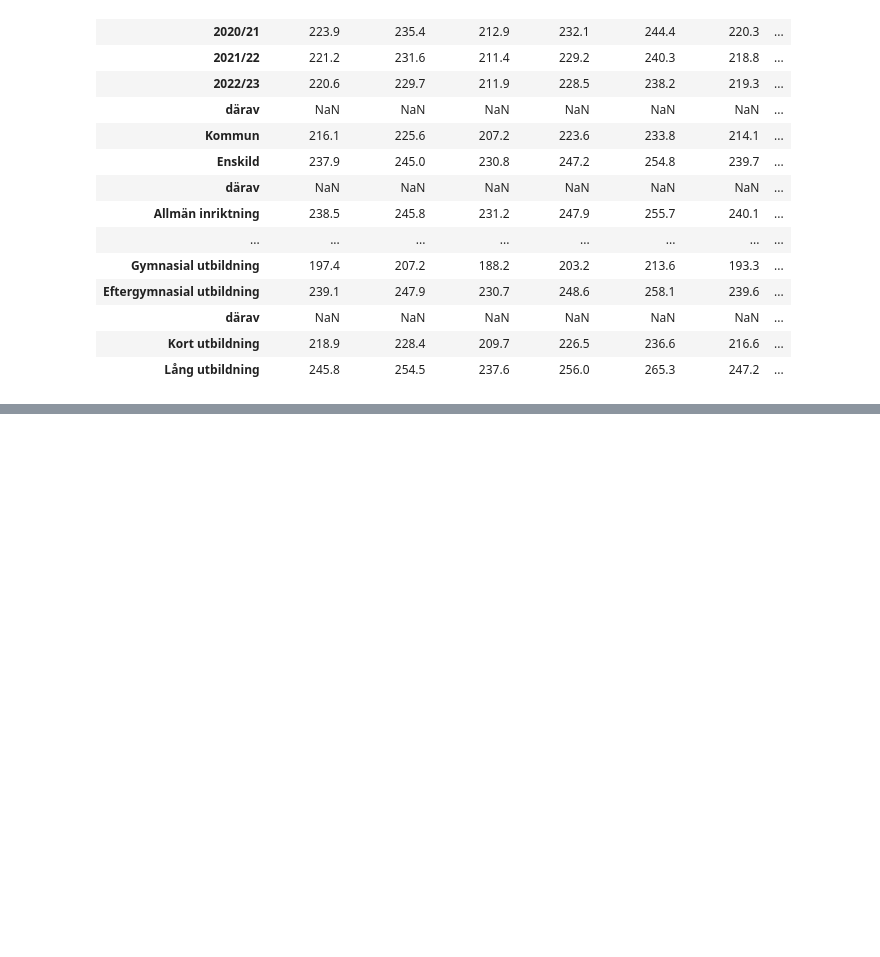
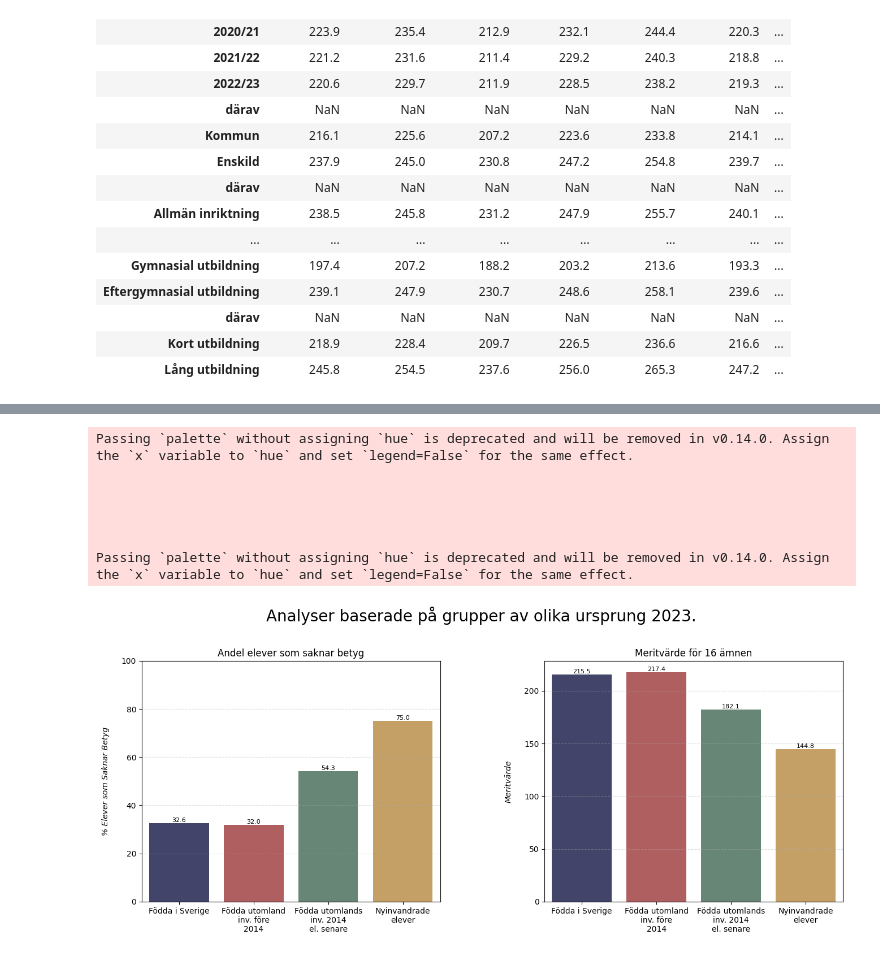
Before and after one commit to ArthurLopez1/Python-Arthur-Lopez-OPA23, a Jupyter notebook: labb2/labb2_1.ipynb, the cells around one changed output, grey strips where cells are left out. Drawn from its saved outputs; the diff is of its cells as text; code cells hidden in the pictures; blank space fills up the shorter version.

```diff
--- a/labb2/labb2_1.ipynb
+++ b/labb2/labb2_1.ipynb
@@ -147,0 +167,12 @@ df
+# %%
+# Select relevant rows
+selected_columns = ["M 16 Totalt", "Saknar Betyg Totalt"]
+
+selected_data = selected_rows[selected_columns]
+
+selected_data.rename(index={'Födda utomlands, inv. före 2014': 'Födda utomland\ninv. före\n2014',
+                             'Födda utomlands, inv. 2014 el. senare': 'Födda utomlands\ninv. 2014\nel. senare',
+                             'Nyinvandrade elever': 'Nyinvandrade\nelever'},
+                     inplace=True)
+
+selected_rows
@@ -147,0 +189,51 @@ df
+# %%
+import seaborn as sns
+import matplotlib.pyplot as plt
+
+custom_colors = ['#3B3E6F', '#BD5254', '#638B76', '#D4A457']
+
+fig, axes = plt.subplots(1, 2, figsize=(16, 6))
+
+# Subplot for Percentage of students missing Grades
+ax1 = axes[0]
+bars1 = sns.barplot(data=selected_data, x=selected_data.index, y='Saknar Betyg Totalt', palette=custom_colors, ax=ax1)
+ax1.set_title('Andel elever som saknar betyg', fontsize=12)
+ax1.set_xlabel(None)
+ax1.set_ylabel('% Elever som Saknar Betyg', fontsize=10, fontstyle='italic', labelpad=15)
+ax1.set_ylim(0, 100)
+
+# Add value labels
+for bar in bars1.patches:
+    height = bar.get_height()
+    ax1.text(bar.get_x() + bar.get_width() / 2, height, f'{height:.1f}', ha='center', va='bottom', fontsize=8)
+
+# Subplot for Meritvärde
+ax2 = axes[1]
+bars2 = sns.barplot(data=selected_data, x=selected_data.index, y='M 16 Totalt', palette=custom_colors, ax=ax2)
+ax2.set_title('Meritvärde för 16 ämnen', fontsize=12)
+ax2.set_xlabel(None)
+ax2.set_ylabel('Meritvärde', fontsize=10, fontstyle='italic', labelpad=15)
+ax2.set_xlim(-0.5, 3.5)
+
+for bar in bars2.patches:
+    height = bar.get_height()
+    ax2.text(bar.get_x() + bar.get_width() / 2, height, f'{height:.1f}', ha='center', va='bottom', fontsize=8)
+
+for ax in axes:
+    ax.grid(axis='y', linestyle='--', alpha=0.4)
+
+
+fig.suptitle('Analyser baserade på grupper av olika ursprung 2023.', fontsize=20)
+plt.subplots_adjust(wspace=0.35, hspace=0.3, top=0.82)
+
+plt.savefig('visualiseringar/saknarbetyg_meritvarde_subplot.png', bbox_inches='tight', transparent=True, pad_inches=0, facecolor=(1, 1, 1))
+plt.show()
+# %% [output]
+Passing `palette` without assigning `hue` is deprecated and will be removed in v0.14.0. Assign the `x` variable to `hue` and set `legend=False` for the same effect.
+
+
+
+
+
+Passing `palette` without assigning `hue` is deprecated and will be removed in v0.14.0. Assign the `x` variable to `hue` and set `legend=False` for the same effect.
+[figure, added]
```
Also changed, not shown: parts of 6 cells of this notebook, 7 other files.
